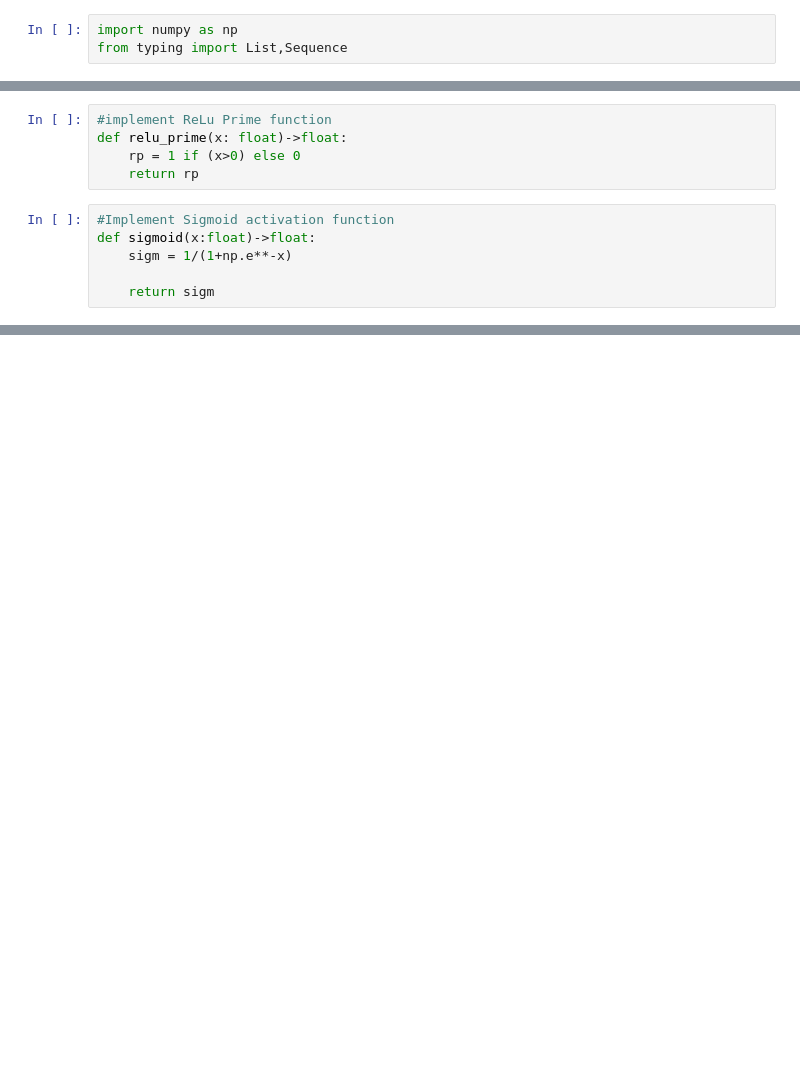
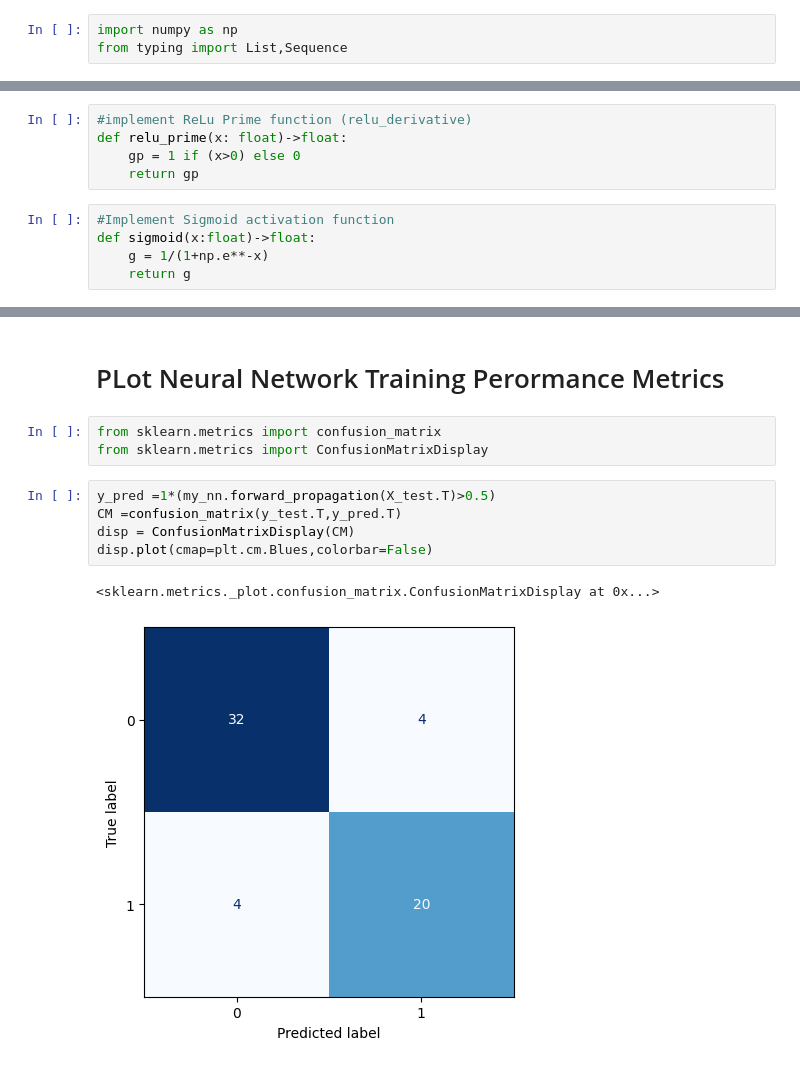
Before and after one commit to carlosaol/CE_Assignement, a Jupyter notebook: Notebooks/First_Neural_Network.ipynb, the cells around one changed output, grey strips where cells are left out. Saved outputs shown, nothing was run; the diff lists cells and outputs as text; blank space fills up the shorter version.

```diff
--- a/Notebooks/First_Neural_Network.ipynb
+++ b/Notebooks/First_Neural_Network.ipynb
@@ -22,12 +56,11 @@ def relu(x: float)->float:
 # %%
-#implement ReLu Prime function
+#implement ReLu Prime function (relu_derivative)
 def relu_prime(x: float)->float:
-    rp = 1 if (x>0) else 0
-    return rp
+    gp = 1 if (x>0) else 0
+    return gp
 # %%
 #Implement Sigmoid activation function
 def sigmoid(x:float)->float:
-    sigm = 1/(1+np.e**-x)
-
-    return sigm
+    g = 1/(1+np.e**-x)
+    return g
 # %%
@@ -221,3 +273,16 @@ test accuracy = 0.833
+# %% [markdown]
+# PLot Neural Network Training Perormance Metrics
+# %%
+from sklearn.metrics import confusion_matrix
+from sklearn.metrics import ConfusionMatrixDisplay
+# %%
+y_pred =1*(my_nn.forward_propagation(X_test.T)>0.5)
+CM =confusion_matrix(y_test.T,y_pred.T)
+disp = ConfusionMatrixDisplay(CM)
+disp.plot(cmap=plt.cm.Blues,colorbar=False)
+# %% [output]
+<sklearn.metrics._plot.confusion_matrix.ConfusionMatrixDisplay at 0x...>
+[figure, added]
 # %%
 ## plot Neural Network Learning curves
 fig,(ax1,ax2)  = plt.subplots(nrows=1, ncols=2, figsize=(12, 6))
```
Also changed, not shown: parts of 31 cells of this notebook.
